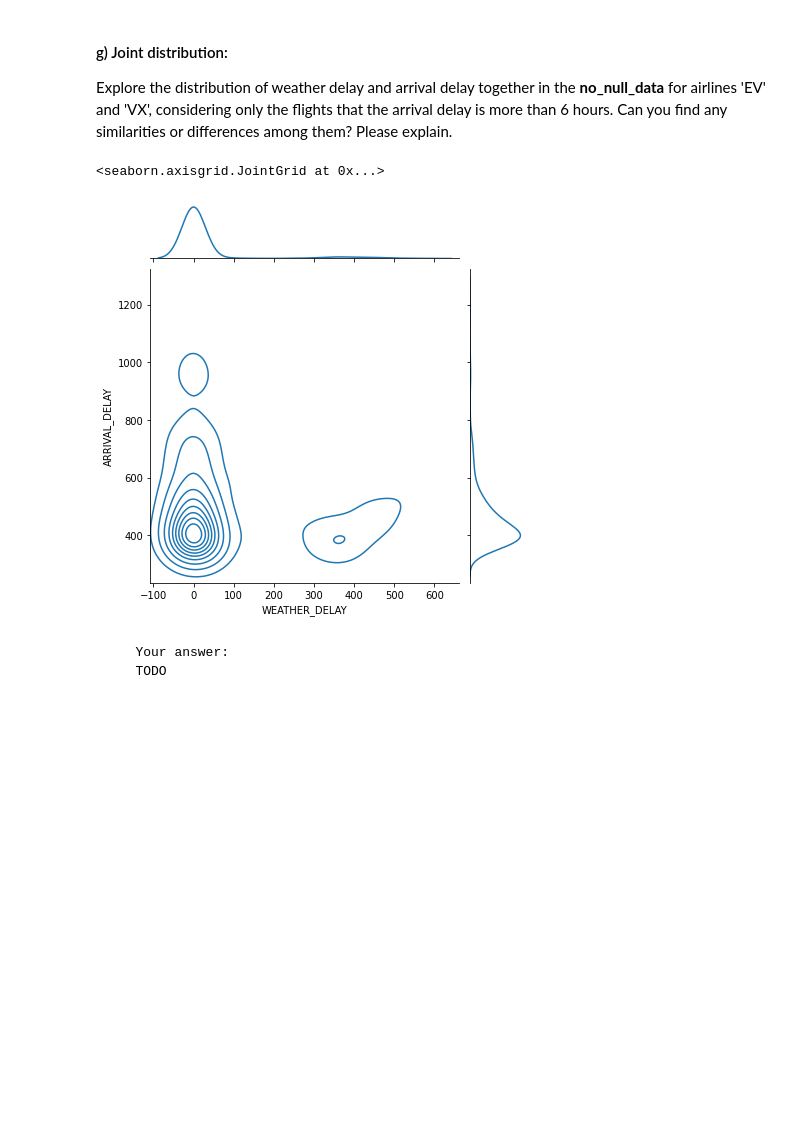
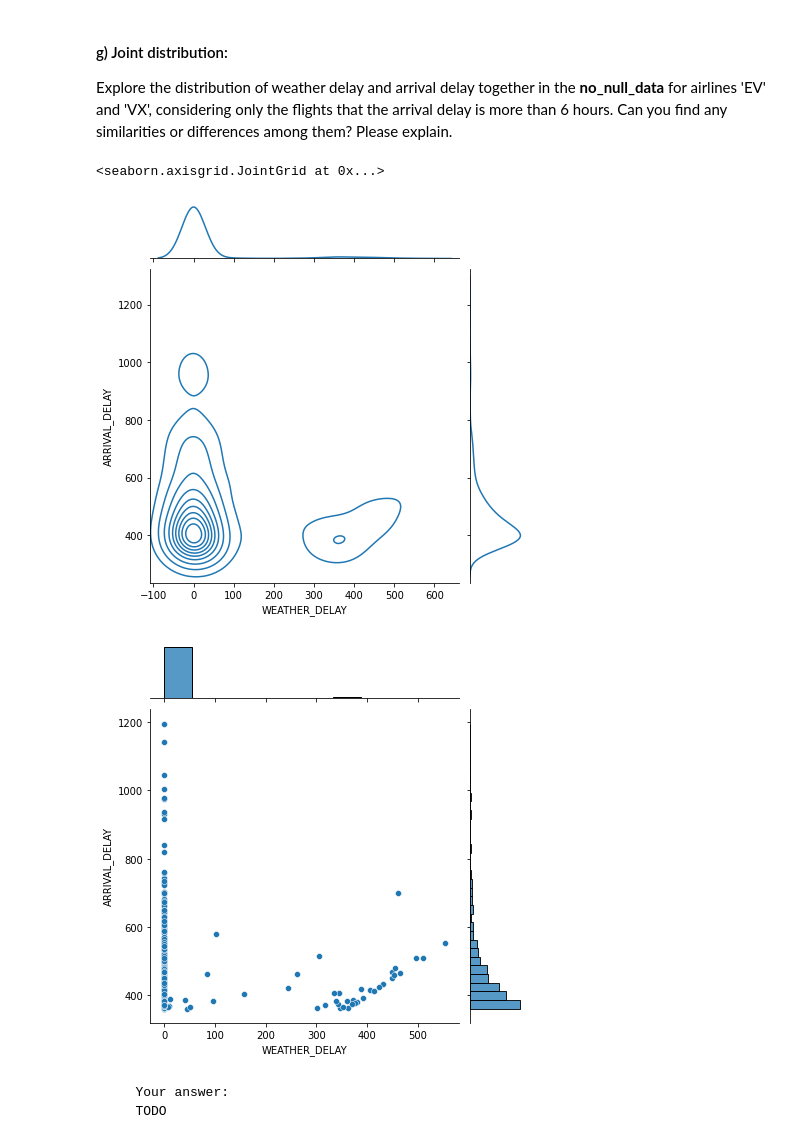
Before and after one commit to LD-devel/IDS-1, a Jupyter notebook: assignment_part1.ipynb, the cells around one changed output. Saved outputs shown, nothing was run; the diff lists cells and outputs as text; code cells hidden in the pictures; blank space fills up the shorter version.

```diff
--- a/assignment_part1.ipynb
+++ b/assignment_part1.ipynb
@@ -262,15 +273,17 @@ Explore the distribution of weather delay and arrival delay together in the <b>n
 # %%
 import pandas
 import seaborn as sns
 no_null_data = pandas.read_csv("./no_null_data.csv")
 
 
 ev_and_vx_airlines = no_null_data.loc[(no_null_data["AIRLINE"] == 'EV') | (no_null_data["AIRLINE"] == 'VX')]
 ev_and_vx_airlines = ev_and_vx_airlines.loc[(ev_and_vx_airlines["ARRIVAL_DELAY"] > 360)]
 sns.jointplot(data=ev_and_vx_airlines, x="WEATHER_DELAY", y="ARRIVAL_DELAY", kind="kde")
+sns.jointplot(data=ev_and_vx_airlines, x="WEATHER_DELAY", y="ARRIVAL_DELAY")
 # %% [output]
 <seaborn.axisgrid.JointGrid at 0x...>
 [figure]
+[figure, added]
 # %% [markdown]
        Your answer:
        TODO
```
Also changed, not shown: parts of 7 cells of this notebook.
